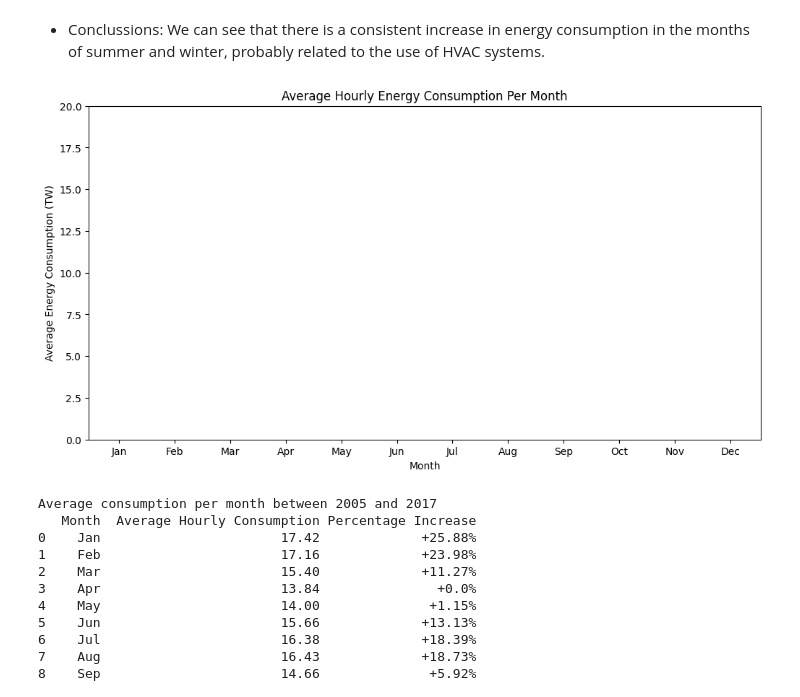
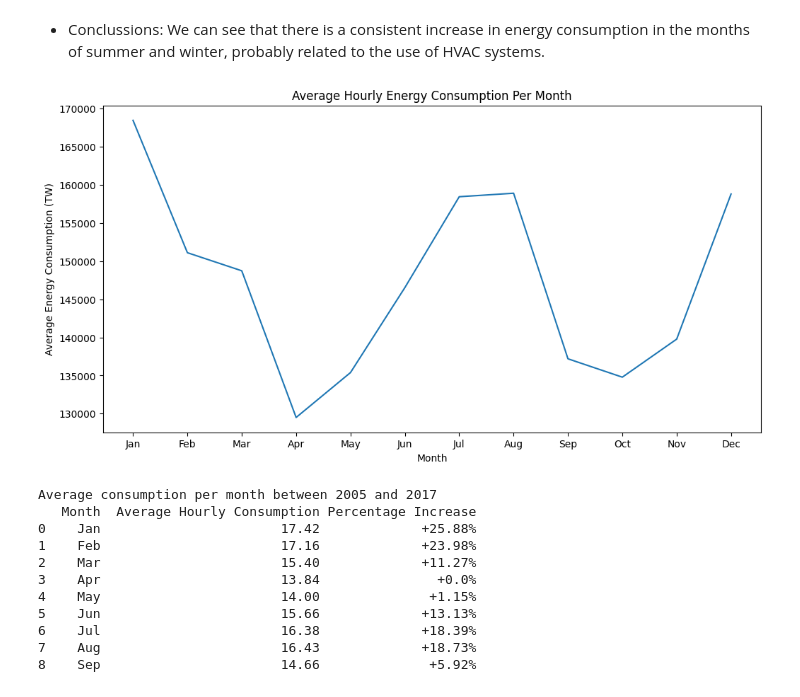
Before and after one commit to anmar36a/Data-Analysis, a Jupyter notebook: Energy_consumption_in_the_US.ipynb, the cells around one changed output. Cells and saved outputs as stored; diff of their text form; code cells hidden in the pictures.

```diff
--- a/Energy_consumption_in_the_US.ipynb
+++ b/Energy_consumption_in_the_US.ipynb
@@ -205,25 +207,23 @@ plt.show()
 # %%
 # Plot the average monthly energy consumption accross the years
 
 # Group by month and calculate the average AEP_MW for each month
 monthly_avg_aep = df.groupby('Month')['AEP_MW'].sum().apply(lambda x: x/1000)
 
 # Create a plot using Seaborn
 plt.figure(figsize=(12, 6))
-sns.lineplot(x=monthly_avg_aep.index, y=monthly_avg_aep.values)
+sns.lineplot(monthly_avg_aep)
 plt.title('Average Hourly Energy Consumption Per Month')
 plt.xlabel('Month')
 plt.ylabel('Average Energy Consumption (TW)')
 
 # Set x-axis ticks and labels for each month
 plt.xticks(range(1, 13), ['Jan', 'Feb', 'Mar', 'Apr', 'May', 'Jun', 'Jul',
                           'Aug', 'Sep', 'Oct', 'Nov', 'Dec'])
-plt.ylim(ymin=0)  # Set the y-axis minimum to 0
-plt.ylim(ymax=20)  # Set the y-axis minimum to 0
 
 plt.show()
 # %% [output]
-[figure, old version]
+[figure, new version]
 # %%
 # Display the monthly energy consumption increases with respect to the month with the lowest consumption
 
```
Also changed, not shown: parts of 3 cells of this notebook.
